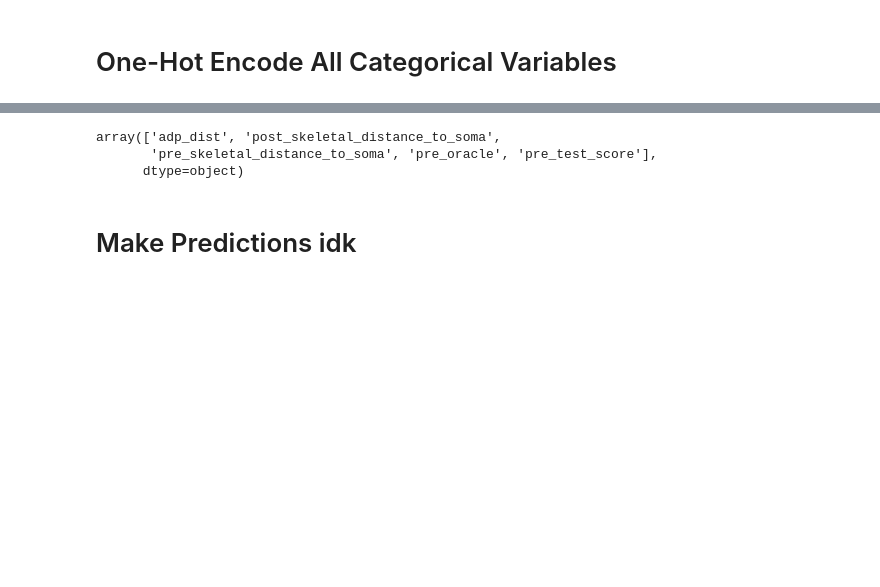
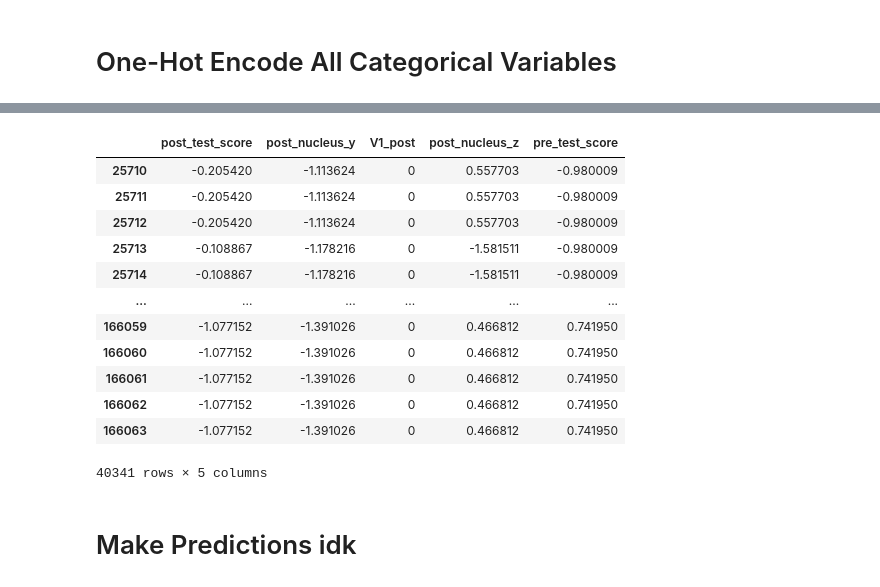
Before and after one commit to gwang034/elecfinal, a Jupyter notebook: Grace/feature_selection_grace.ipynb, the cells around one changed output, grey strips where cells are left out. Cells and saved outputs as stored; diff of their text form; code cells hidden in the pictures; blank space fills up the shorter version.

```diff
--- a/Grace/feature_selection_grace.ipynb
+++ b/Grace/feature_selection_grace.ipynb
@@ -198,0 +242,4 @@ X_val_feat.sort_index(axis=1)
+# %%
+log_feats = pd.DataFrame({"features":X_val_feat.drop(columns=['ID', 'pre_nucleus_id', 'post_nucleus_id']).columns})
+log_feats['coefs']=abs(fw_model.coef_[0])
+log_feats.sort_values(by='coefs', ascending=False, inplace=True)
@@ -241,12 +310,36 @@ top_feature = np.array(feat_select["features"][0:5])
-# %%
-top_feature
-# %% [output]
-array(['adp_dist', 'post_skeletal_distance_to_soma',
-       'pre_skeletal_distance_to_soma', 'pre_oracle', 'pre_test_score'],
-      dtype=object)
-# %%
-X_train_over = X_train_over[top_feature]
-X_val_feat = X_val_feat[top_feature]
-X_query_feat = X_query_feat[top_feature]
+# %%
+def feature_selector(df, features, top):
+    """
+    Function that selects the best features
+
+    Inputs:
+        - df: dataframe
+        - features: numpy array of features ranked by their importance as determined by different methods
+        - top: (int) number of top features to consider
+    """
+    use_df = df.copy()
+    use_df = use_df[np.array(features["features"][0:top])]
+
+    return use_df
+# %%
+X_train_use = feature_selector(X_train_feat, log_feats, 5)
+X_val_use = feature_selector(X_val_feat, log_feats, 5)
+X_query_use = feature_selector(X_query_feat, log_feats, 5)
+# %%
+X_query_use
+# %% [output]
+|  | post_test_score | post_nucleus_y | V1_post | post_nucleus_z | pre_test_score |
+| 25710 | -0.205420 | -1.113624 | 0 | 0.557703 | -0.980009 |
+| 25711 | -0.205420 | -1.113624 | 0 | 0.557703 | -0.980009 |
+| 25712 | -0.205420 | -1.113624 | 0 | 0.557703 | -0.980009 |
+| 25713 | -0.108867 | -1.178216 | 0 | -1.581511 | -0.980009 |
+| 25714 | -0.108867 | -1.178216 | 0 | -1.581511 | -0.980009 |
+| ... | ... | ... | ... | ... | ... |
+| 166059 | -1.077152 | -1.391026 | 0 | 0.466812 | 0.741950 |
+| 166060 | -1.077152 | -1.391026 | 0 | 0.466812 | 0.741950 |
+| 166061 | -1.077152 | -1.391026 | 0 | 0.466812 | 0.741950 |
+| 166062 | -1.077152 | -1.391026 | 0 | 0.466812 | 0.741950 |
+| 166063 | -1.077152 | -1.391026 | 0 | 0.466812 | 0.741950 |
+40341 rows × 5 columns
 # %% [markdown]
 # Make Predictions idk
```
Also changed, not shown: parts of 52 cells of this notebook.
